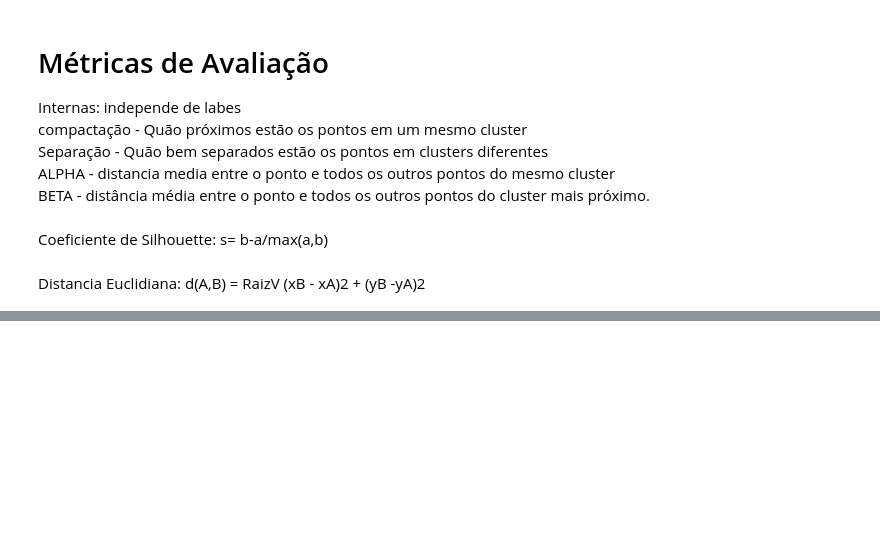
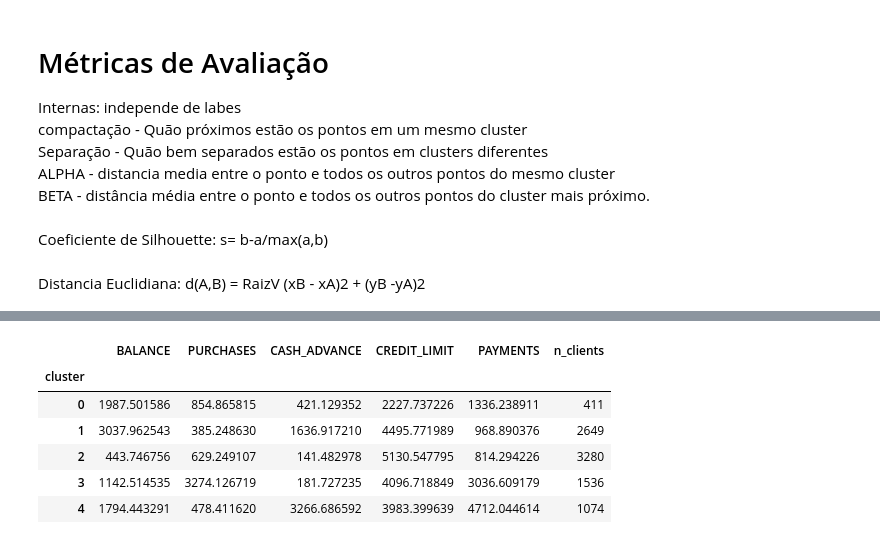
Before and after one commit to ronaldodeschain/rd_colab, a Jupyter notebook: Clustering_Extraindo_Padroes_de_dados.ipynb, the cells around one changed output, grey strips where cells are left out. Saved outputs shown, nothing was run; the diff lists cells and outputs as text; code cells hidden in the pictures; blank space fills up the shorter version.

```diff
--- a/Clustering_Extraindo_Padroes_de_dados.ipynb
+++ b/Clustering_Extraindo_Padroes_de_dados.ipynb
@@ -149,0 +268,14 @@ print(s1,dbs1,calinski1)
+# %%
+description = dataframe.groupby('cluster')[['BALANCE', 'PURCHASES','CASH_ADVANCE','CREDIT_LIMIT','PAYMENTS']]
+n_clients = description.size()
+description = description.mean()
+description['n_clients'] = n_clients
+description
+# %% [output]
+|  | BALANCE | PURCHASES | CASH_ADVANCE | CREDIT_LIMIT | PAYMENTS | n_clients |
+| cluster |  |  |  |  |  |  |
+| 0 | 1987.501586 | 854.865815 | 421.129352 | 2227.737226 | 1336.238911 | 411 |
+| 1 | 3037.962543 | 385.248630 | 1636.917210 | 4495.771989 | 968.890376 | 2649 |
+| 2 | 443.746756 | 629.249107 | 141.482978 | 5130.547795 | 814.294226 | 3280 |
+| 3 | 1142.514535 | 3274.126719 | 181.727235 | 4096.718849 | 3036.609179 | 1536 |
+| 4 | 1794.443291 | 478.411620 | 3266.686592 | 3983.399639 | 4712.044614 | 1074 |
```
Also changed, not shown: parts of 15 cells of this notebook.
